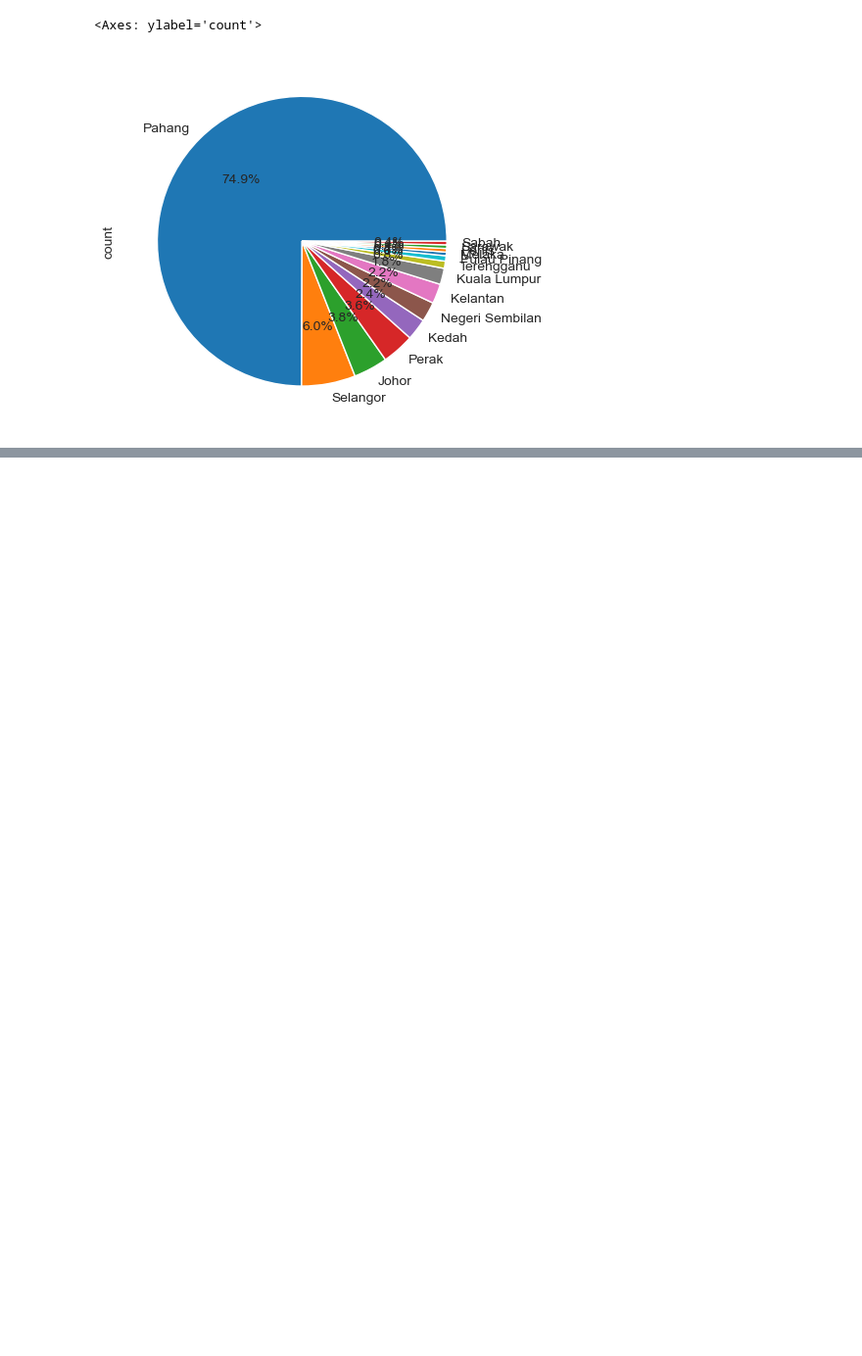
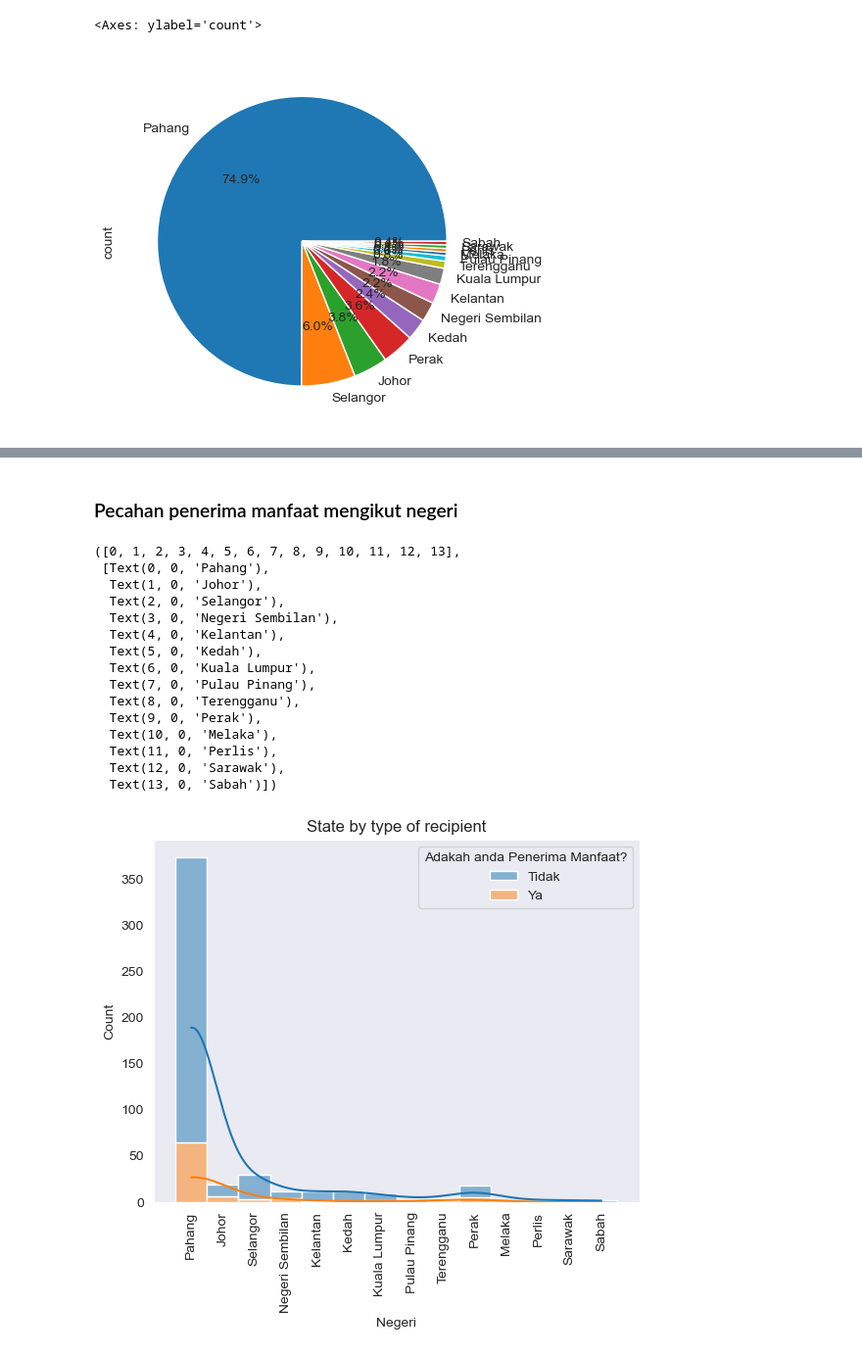
Before and after one commit to faizuddin/usahawan-dash, a Jupyter notebook: analysis.ipynb, the cells around one changed output, grey strips where cells are left out. Shown at 98% size. Saved outputs shown, nothing was run; the diff lists cells and outputs as text; code cells hidden in the pictures; blank space fills up the shorter version.

```diff
--- a/analysis.ipynb
+++ b/analysis.ipynb
@@ -205,0 +214,23 @@ plt.xticks(rotation=90)
+# %% [markdown]
+### Pecahan penerima manfaat mengikut negeri
+# %%
+plt.figure()
+ax = sns.histplot(data=df_pel, kde=True, x = "Negeri", hue="Adakah anda Penerima Manfaat?", multiple="stack").set(title="State by grant recipient")
+plt.xticks(rotation=90)
+# %% [output]
+([0, 1, 2, 3, 4, 5, 6, 7, 8, 9, 10, 11, 12, 13],
+ [Text(0, 0, 'Pahang'),
+  Text(1, 0, 'Johor'),
+  Text(2, 0, 'Selangor'),
+  Text(3, 0, 'Negeri Sembilan'),
+  Text(4, 0, 'Kelantan'),
+  Text(5, 0, 'Kedah'),
+  Text(6, 0, 'Kuala Lumpur'),
+  Text(7, 0, 'Pulau Pinang'),
+  Text(8, 0, 'Terengganu'),
+  Text(9, 0, 'Perak'),
+  Text(10, 0, 'Melaka'),
+  Text(11, 0, 'Perlis'),
+  Text(12, 0, 'Sarawak'),
+  Text(13, 0, 'Sabah')])
+[figure, added]
```
Also changed, not shown: parts of 6 cells of this notebook.
